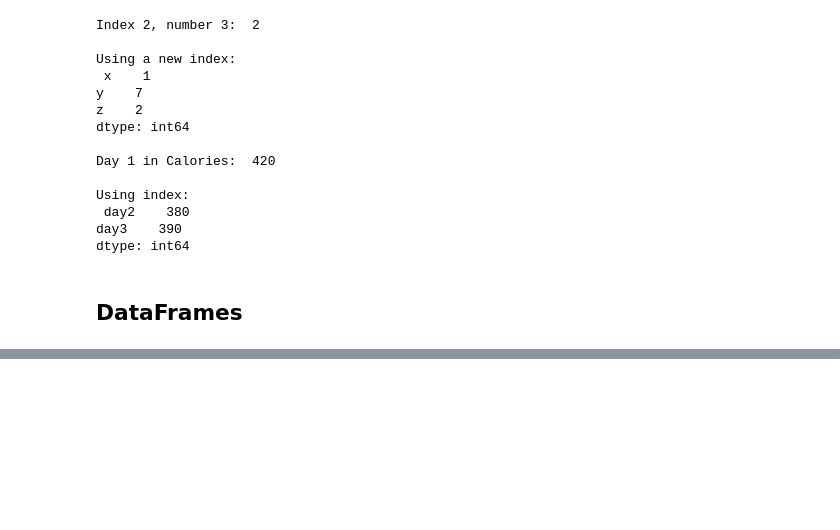
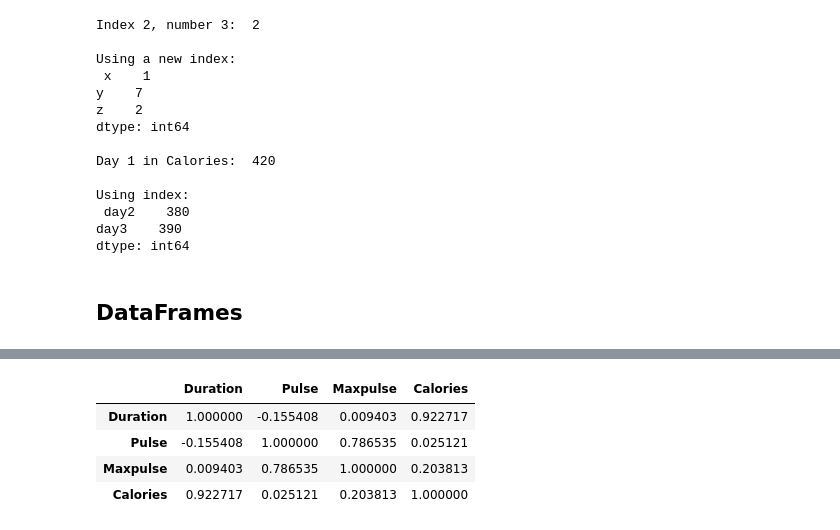
Before and after one commit to AlanAmaro13/Introduction_Pandas, a Jupyter notebook: Introduction_to_Pandas.ipynb, the cells around one changed output, grey strips where cells are left out. Drawn from its saved outputs; the diff is of its cells as text; code cells hidden in the pictures; blank space fills up the shorter version.

```diff
--- a/Introduction_to_Pandas.ipynb
+++ b/Introduction_to_Pandas.ipynb
@@ -90,0 +408,3 @@ A Pandas DataFrame is a 2 Dimensional Structure,
+# %%
+import pandas as pd
+df = pd.read_csv("/content/data (1).csv")
@@ -90,0 +429,11 @@ A Pandas DataFrame is a 2 Dimensional Structure,
+# %%
+# How can you know how correlated are the values?
+df.corr()
+
+# Note: This method IGNORE not numeric columns
+# %% [output]
+|  | Duration | Pulse | Maxpulse | Calories |
+| Duration | 1.000000 | -0.155408 | 0.009403 | 0.922717 |
+| Pulse | -0.155408 | 1.000000 | 0.786535 | 0.025121 |
+| Maxpulse | 0.009403 | 0.786535 | 1.000000 | 0.203813 |
+| Calories | 0.922717 | 0.025121 | 0.203813 | 1.000000 |
```
Also changed, not shown: parts of 50 cells of this notebook.
